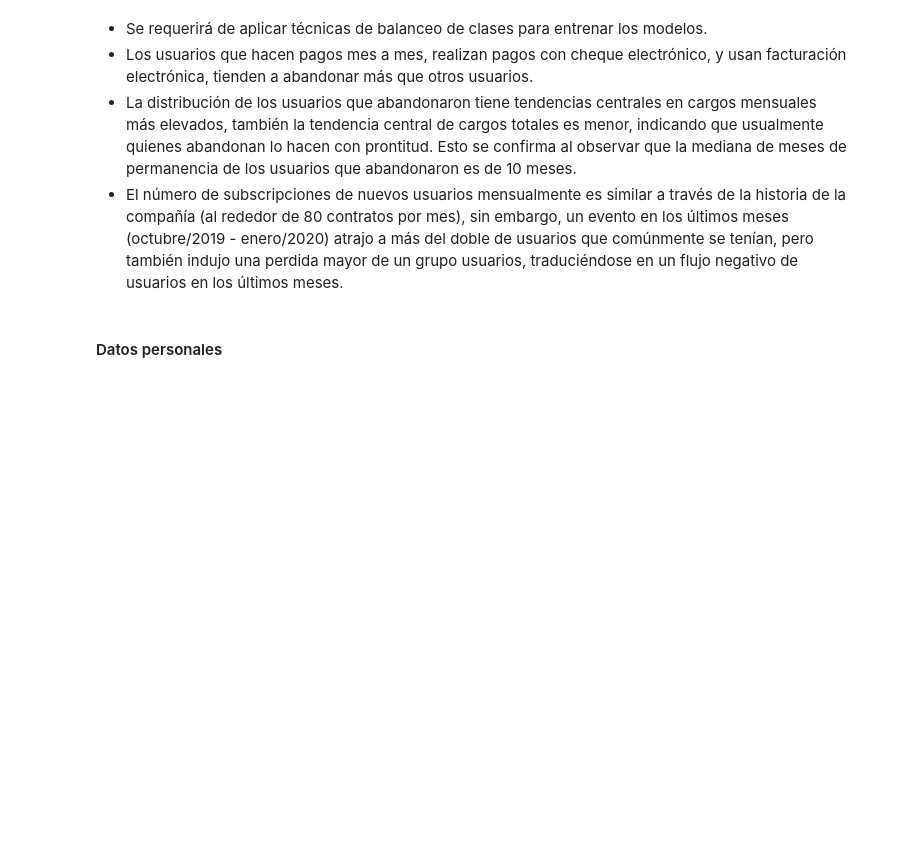
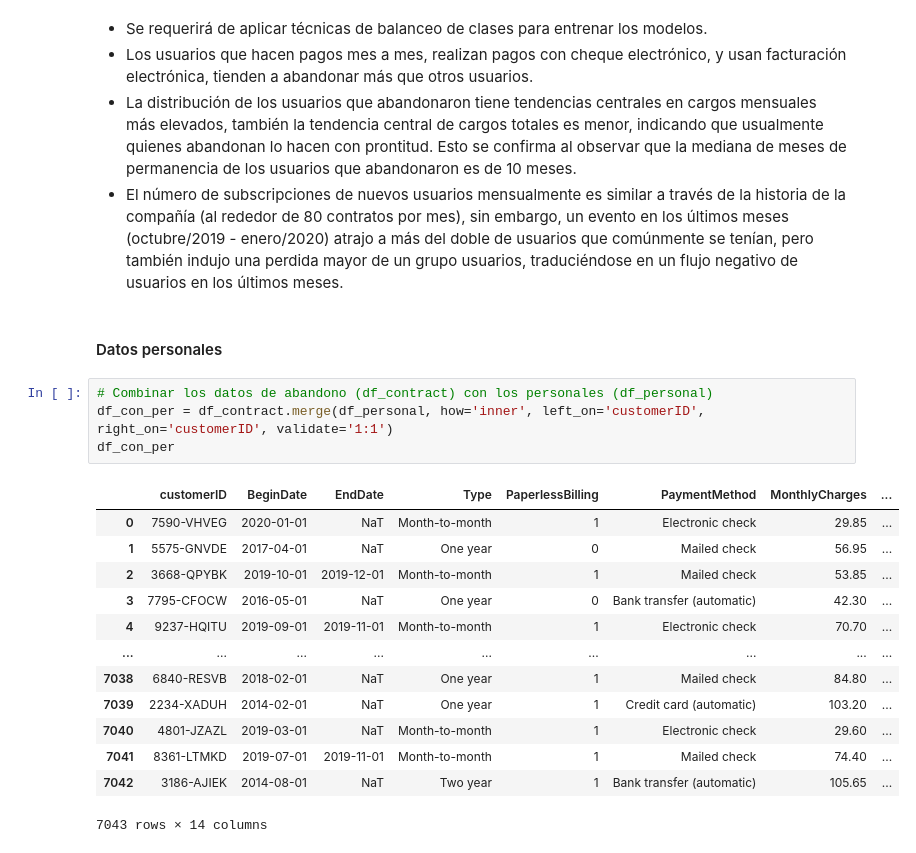
Before and after one commit to AndresCalvete-DataScientist/interconnect-customer-churn-prediction, a Jupyter notebook: notebooks/eda.ipynb, the cells around one changed output. Saved outputs shown, nothing was run; the diff lists cells and outputs as text; blank space fills up the shorter version.

```diff
--- a/notebooks/eda.ipynb
+++ b/notebooks/eda.ipynb
@@ -616,3 +629,21 @@ plt.show()
 - El número de subscripciones de nuevos usuarios mensualmente es similar a través de la historia de la compañía (al rededor de 80 contratos por mes), sin embargo, un evento en los últimos meses (octubre/2019 - enero/2020) atrajo a más del doble de usuarios que comúnmente se tenían, pero también indujo una perdida mayor de un grupo usuarios, traduciéndose en un flujo negativo de usuarios en los últimos meses.
 # %% [markdown]
 #### Datos personales
+# %%
+# Combinar los datos de abandono (df_contract) con los personales (df_personal)
+df_con_per = df_contract.merge(df_personal, how='inner', left_on='customerID', right_on='customerID', validate='1:1')
+df_con_per
+# %% [output]
+|  | customerID | BeginDate | EndDate | Type | PaperlessBilling | PaymentMethod | MonthlyCharges | ... |
+| 0 | 7590-VHVEG | 2020-01-01 | NaT | Month-to-month | 1 | Electronic check | 29.85 | ... |
+| 1 | 5575-GNVDE | 2017-04-01 | NaT | One year | 0 | Mailed check | 56.95 | ... |
+| 2 | 3668-QPYBK | 2019-10-01 | 2019-12-01 | Month-to-month | 1 | Mailed check | 53.85 | ... |
+| 3 | 7795-CFOCW | 2016-05-01 | NaT | One year | 0 | Bank transfer (automatic) | 42.30 | ... |
+| 4 | 9237-HQITU | 2019-09-01 | 2019-11-01 | Month-to-month | 1 | Electronic check | 70.70 | ... |
+| ... | ... | ... | ... | ... | ... | ... | ... | ... |
+| 7038 | 6840-RESVB | 2018-02-01 | NaT | One year | 1 | Mailed check | 84.80 | ... |
+| 7039 | 2234-XADUH | 2014-02-01 | NaT | One year | 1 | Credit card (automatic) | 103.20 | ... |
+| 7040 | 4801-JZAZL | 2019-03-01 | NaT | Month-to-month | 1 | Electronic check | 29.60 | ... |
+| 7041 | 8361-LTMKD | 2019-07-01 | 2019-11-01 | Month-to-month | 1 | Mailed check | 74.40 | ... |
+| 7042 | 3186-AJIEK | 2014-08-01 | NaT | Two year | 1 | Bank transfer (automatic) | 105.65 | ... |
+7043 rows × 14 columns
```
Also changed, not shown: parts of 4 cells of this notebook.
